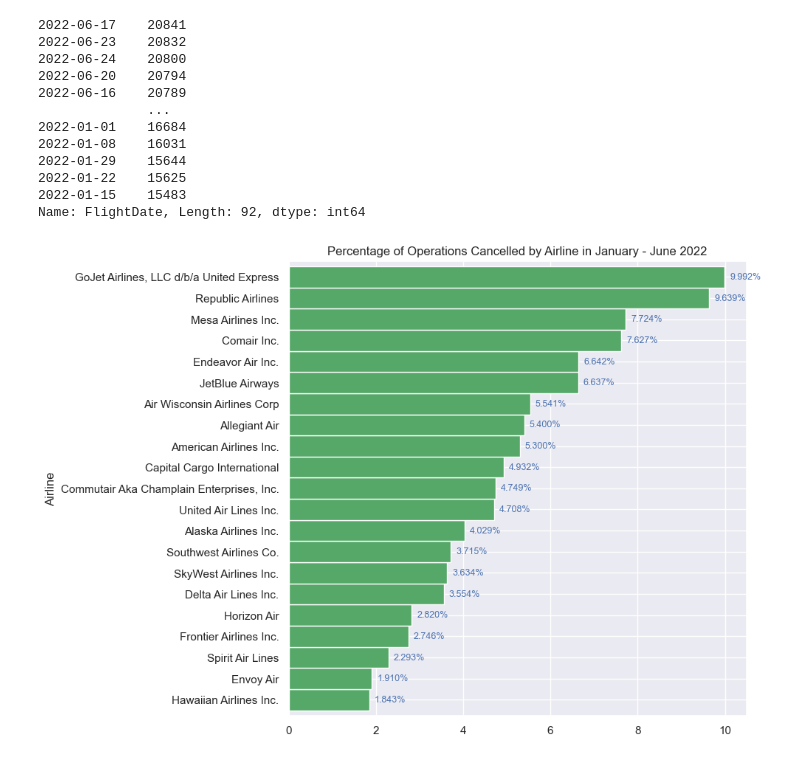
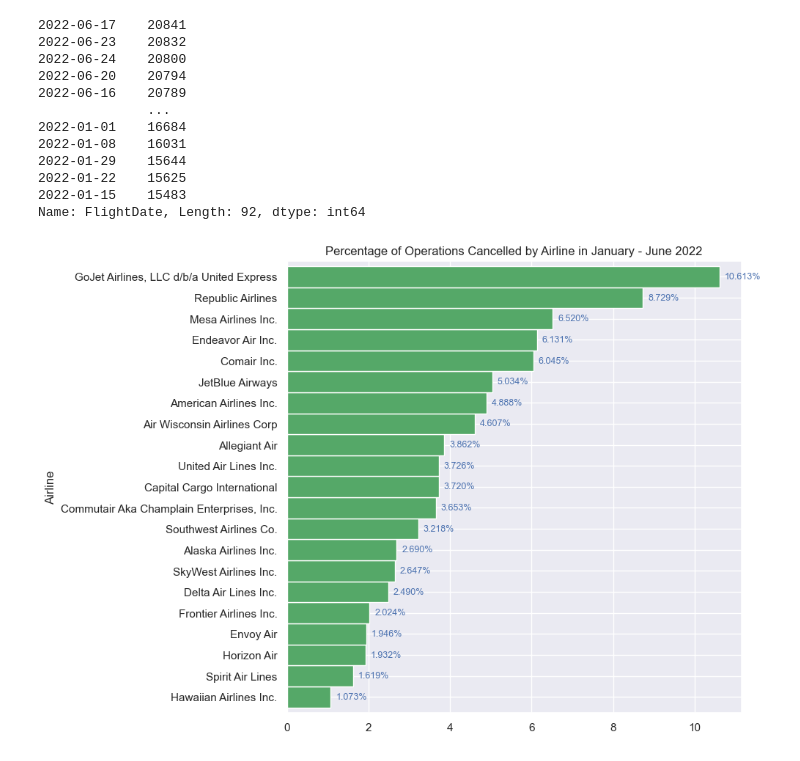
Before and after one commit to georgetown-analytics/team-3, a Jupyter notebook: flight_model/notebooks/EDA/eda1_flight_data_082022.ipynb, the cells around one changed output. Cells and saved outputs as stored; diff of their text form; code cells hidden in the pictures.

```diff
--- a/flight_model/notebooks/EDA/eda1_flight_data_082022.ipynb
+++ b/flight_model/notebooks/EDA/eda1_flight_data_082022.ipynb
@@ -610,30 +606,30 @@ df_flights["FlightDate"].value_counts()
 Name: FlightDate, Length: 92, dtype: int64
 # %%
 cancelled_flights_analysis = (
-    (df_flights.query("Year == 2022 and Month <= 6")
+    (df_flights.query("20220101 < FlightDate < 20221231")
      .groupby(["Operating_Airline", "Cancelled"])['Cancelled']
      .size()
      .unstack()
      .reset_index()
      )
     .rename(columns={False: "Departed", True: "Cancelled"})
     .rename_axis(None, axis=1))
 
 cancelled_flights_analysis["Total"] = cancelled_flights_analysis["Departed"] + cancelled_flights_analysis["Cancelled"]
 cancelled_flights_analysis["Pct_Cancelled"] = (cancelled_flights_analysis["Cancelled"] / cancelled_flights_analysis["Total"])*100
 cancelled_flights_analysis["Airline"] = cancelled_flights_analysis["Operating_Airline"].map(airline_mapper)
 
 fig, ax = plt.subplots(figsize=(8, 8))
 cancelled_flights_analysis["Airline"] = cancelled_flights_analysis["Operating_Airline"].map(
     airline_mapper)
 cancelled_flights_analysis.set_index("Airline").sort_values(
     "Pct_Cancelled")["Pct_Cancelled"].plot(kind="barh",
                                            title="Percentage of Operations Cancelled by Airline in January - June 2022",
                                            width=1,
                                            #edgecolor="black",
                                            color=current_palette[2]
                                            )
 ax.bar_label(ax.containers[0], fmt='%.3f%%', padding=5, fontsize=9, color='b')
 plt.show()
 # %% [output]
-[figure, old version]
+[figure, new version]
```
Also changed, not shown: parts of 10 cells of this notebook.
